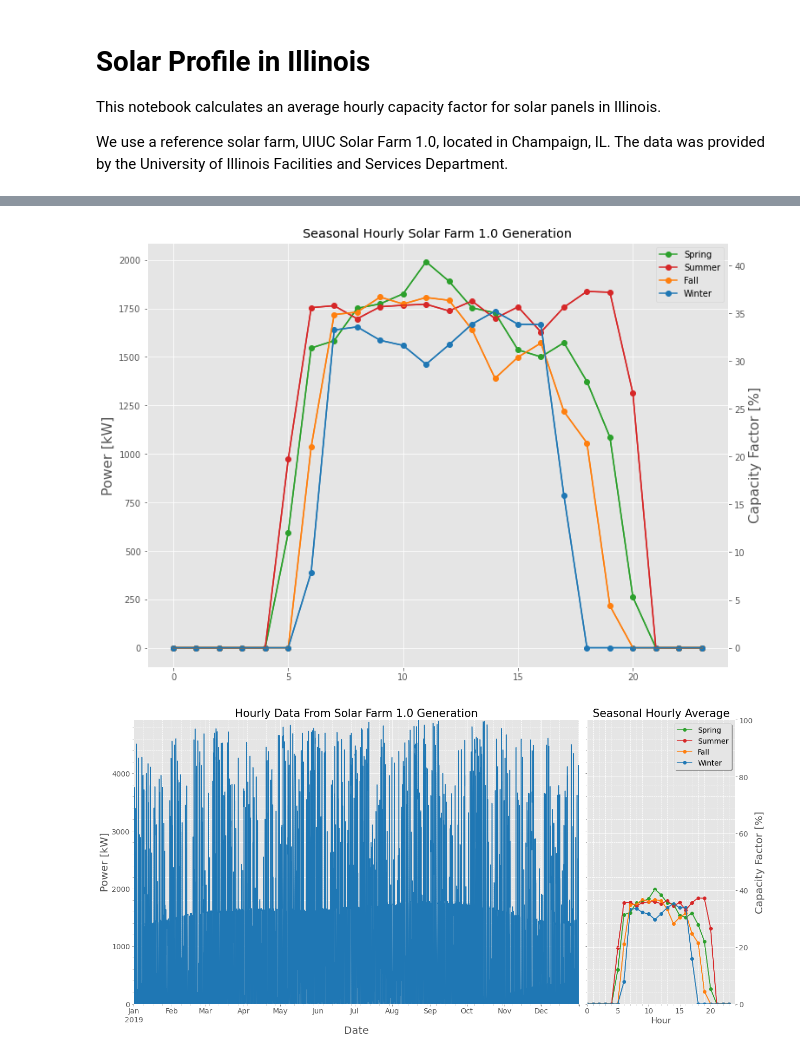
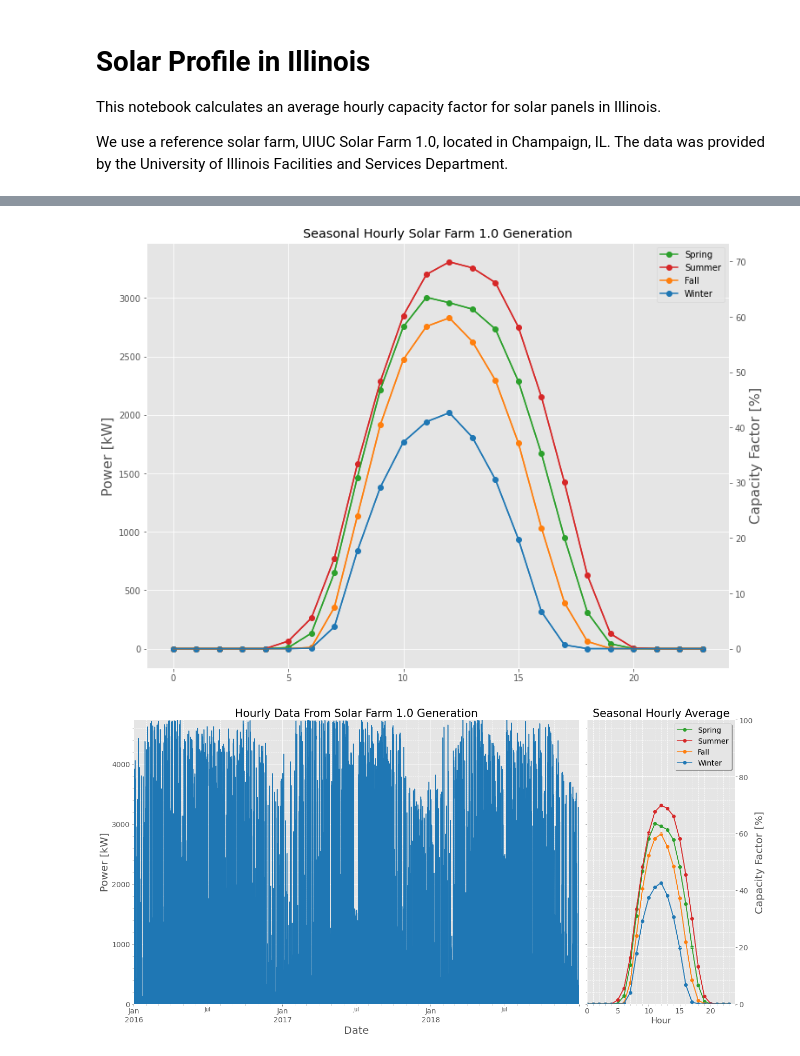
Before and after one commit to samgdotson/2021-dotson-ms, a Jupyter notebook: data/notebooks/solar_energy_profile.ipynb, the cells around one changed output, grey strips where cells are left out. Saved outputs shown, nothing was run; the diff lists cells and outputs as text; code cells hidden in the pictures.

Commit message:
removes raven data

```diff
--- a/data/notebooks/solar_energy_profile.ipynb
+++ b/data/notebooks/solar_energy_profile.ipynb
@@ -28,8 +28,10 @@ colors = {'spring':'tab:green',
 # plt.rcParams['text.usetex'] = True
 # plt.rcParams['font.family'] = "serif"
 # %%
-solarfarm_df = pd.read_csv("../solarfarm_data.csv", parse_dates=True, index_col='time')
-solarfarm_df = pd.read_csv("../solarHistories/solarHistories_6_pd.csv", parse_dates=True, index_col='time')
+solarfarm_df = pd.read_csv("../solarfarm_data.csv", usecols=['kw','time'],parse_dates=True, index_col='time')
+# solarfarm_df = pd.read_csv("../solarHistories/solarHistories_6_pd.csv", parse_dates=True, index_col='time')
+# solarfarm_df = pd.read_csv("../raven_solar/solarHistories_2_pd.csv", parse_dates=True, index_col='time')
+# solarfarm_df = pd.read_csv("../raven_solar/TypicalSolar_0.csv", parse_dates=True, index_col='time')
 solarfarm_df.rename(columns={'power_data':'kw'}, inplace=True)
 solarfarm_df
 # %% [output]
@@ -176,7 +188,7 @@ plt.grid(which='major')
 plt.show()
 # fig.savefig("../report/img/cap/seasonal_hourly_solar.png")
 # %% [output]
-[figure, old version]
+[figure, new version]
 # %%
 fig, axes = plt.subplots(1,2,figsize=(18,9),gridspec_kw={'width_ratios': [3, 1]}, sharey=True)
 ax2 = axes[1].twinx()
@@ -184,32 +196,32 @@ ax2 = axes[1].twinx()
 for season in seasons:
     cf_key = season+"_cf"
     axes[1].plot(range(24), seasonal_df[season], label=season.capitalize(), color=colors[season], marker='o')
     ax2.plot(range(24), seasonal_df[cf_key]*100, color=colors[season])
 axes[1].set_xlabel('Hour',fontsize=16)
 axes[1].set_title("Seasonal Hourly Average", fontsize=21)
 axes[0].set_title("Hourly Data From Solar Farm 1.0 Generation", fontsize=21)
 axes[1].legend(fontsize=14, fancybox=True, shadow=True)
 axes[0].set_ylabel('Power [kW]',fontsize=20)
 ax2.set_ylabel('Capacity Factor [%]',fontsize=20)
 axes[1].grid(which='major')
 solarfarm_df.kw.plot(ax=axes[0], color='tab:blue', alpha=1)
 axes[0].set_xlabel('Date', fontsize=20)
 peak = max(solarfarm_df.kw)
 axes[0].set_ylim(0,peak)
 ax2.set_ylim(0,100)
 ax2.set_xlim(0,24)
 axes[1].set_ylim(0,peak)
 axes[1].set_xlim(0,24)
 axes[1].minorticks_on()
-axes[0].minorticks_on()
+# axes[0].minorticks_on()
 axes[1].grid(which='minor', linestyle='--')
 axes[0].grid(which='minor', linestyle='--')
 ax2.grid(which='major', linestyle='-', color='w')
 axes[0].tick_params(axis='both',labelsize=14)
 axes[1].tick_params(axis='both',labelsize=14)
 ax2.tick_params(axis='both',labelsize=14)
 plt.tight_layout()
 # plt.savefig('../../thesis/figures/solar_timeslice.pgf')
 plt.show()
 # %% [output]
-[figure, old version]
+[figure, new version]
```
Also changed, not shown: parts of 8 cells of this notebook, 49 other files.
